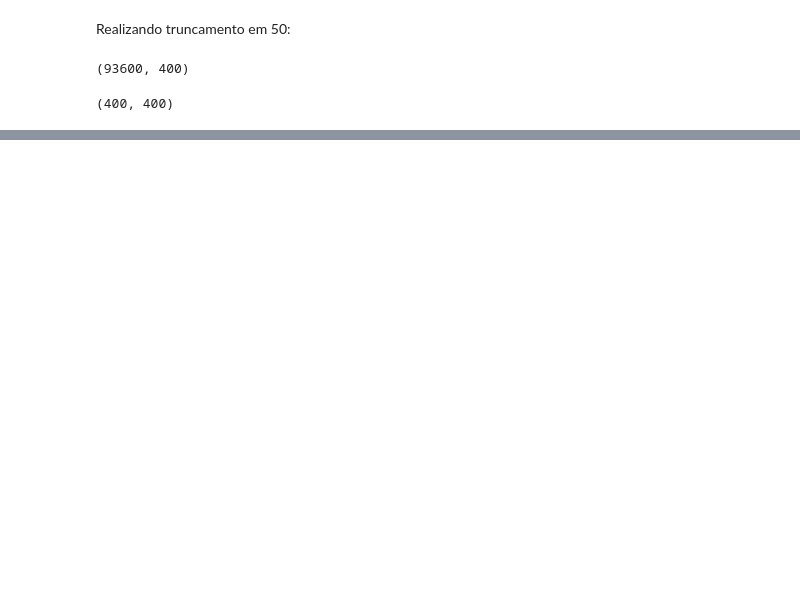
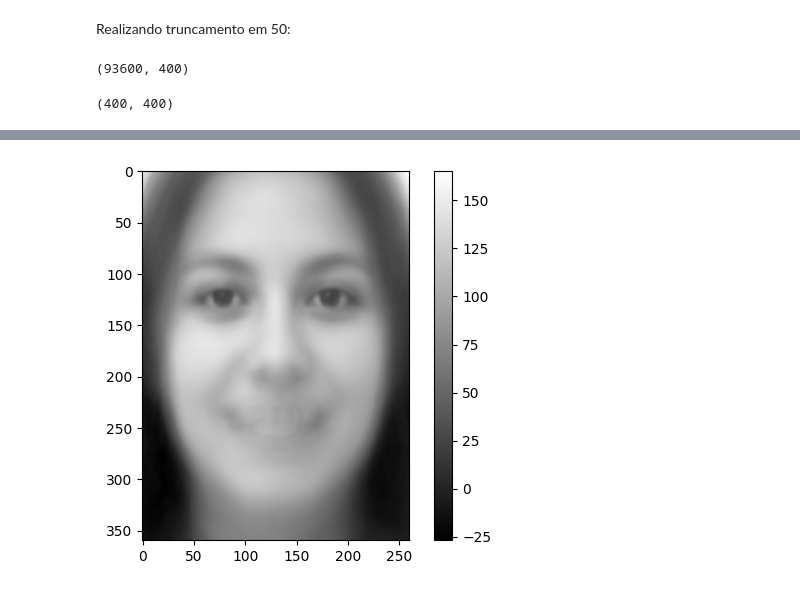
Before and after one commit to lorran-araujo/LNCC, a Jupyter notebook: disciplinas/redes-neurais/codes/lista2/exercicio3.ipynb, the cells around one changed output, grey strips where cells are left out. Cells and saved outputs as stored; diff of their text form; code cells hidden in the pictures; blank space fills up the shorter version.

```diff
--- a/disciplinas/redes-neurais/codes/lista2/exercicio3.ipynb
+++ b/disciplinas/redes-neurais/codes/lista2/exercicio3.ipynb
@@ -220,0 +212,9 @@ plt.show()
+# %%
+x = global_mean + np.transpose(autovetores[:,0])*autovalores[1]*-0.3
+plt.figure()
+plt.imshow(x.reshape(360,260), cmap='gray')
+plt.colorbar()
+plt.grid(False)
+plt.show()
+# %% [output]
+[figure, added]
```
Also changed, not shown: parts of 15 cells of this notebook.
